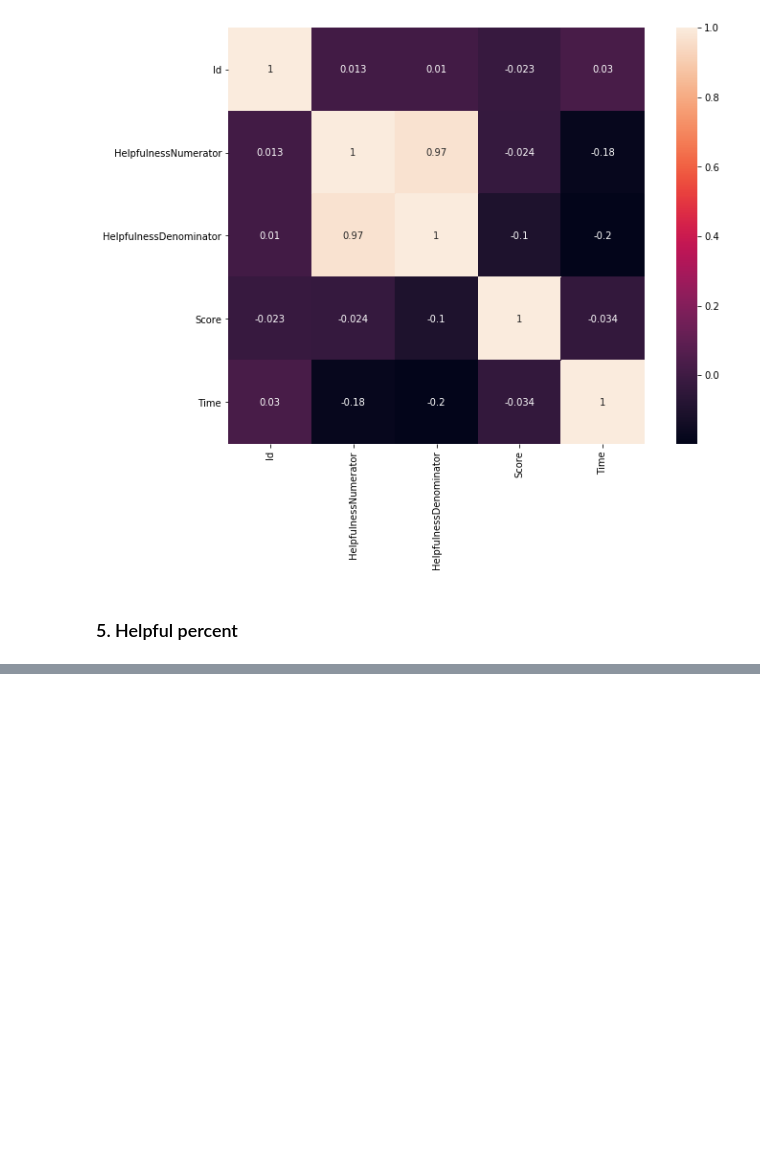
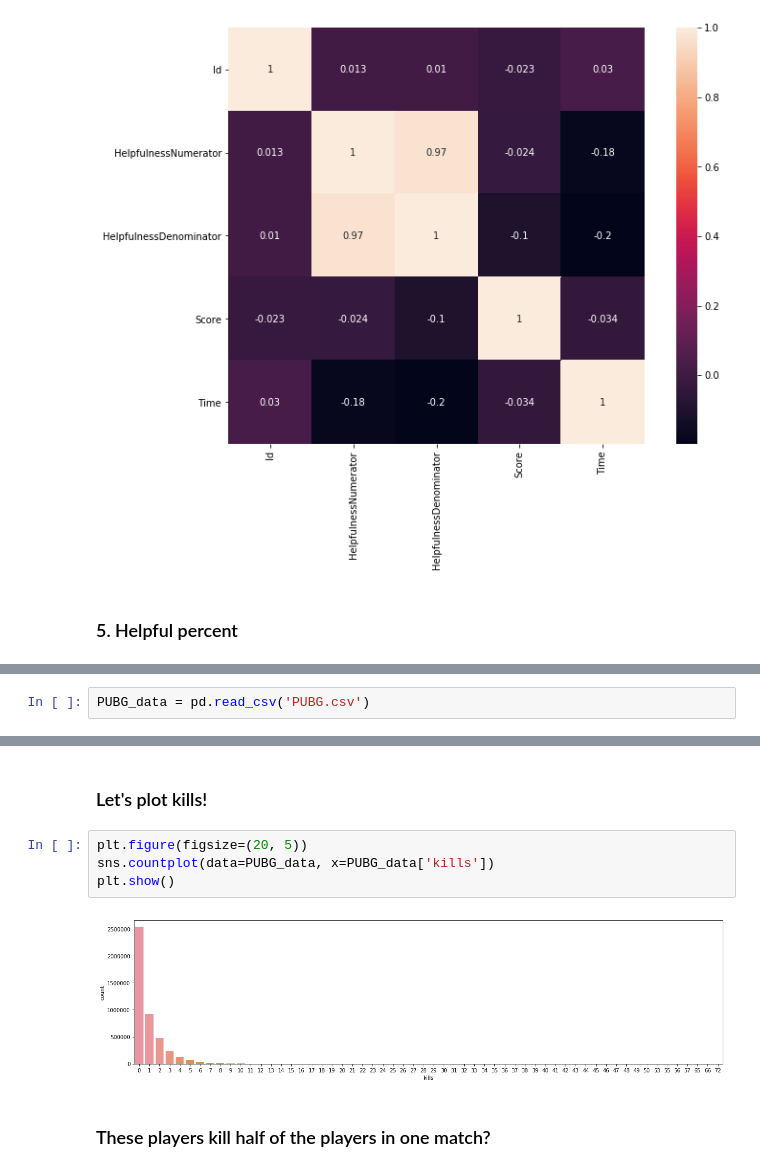
Before and after one commit to Jadezzz/FDA_HW1, a Jupyter notebook: HW1-Solution.ipynb, the cells around one changed output, grey strips where cells are left out. Drawn from its saved outputs; the diff is of its cells as text; blank space fills up the shorter version.

```diff
--- a/HW1-Solution.ipynb
+++ b/HW1-Solution.ipynb
@@ -112,0 +131,2 @@ plt.show()
+# %%
+PUBG_data = pd.read_csv('PUBG.csv')
@@ -112,0 +152,10 @@ plt.show()
+# %% [markdown]
+### Let's plot kills!
+# %%
+plt.figure(figsize=(20, 5))
+sns.countplot(data=PUBG_data, x=PUBG_data['kills'])
+plt.show()
+# %% [output]
+[figure, added]
+# %% [markdown]
+### These players kill half of the players in one match?
```
Also changed, not shown: parts of 22 cells of this notebook, 1 other file.
